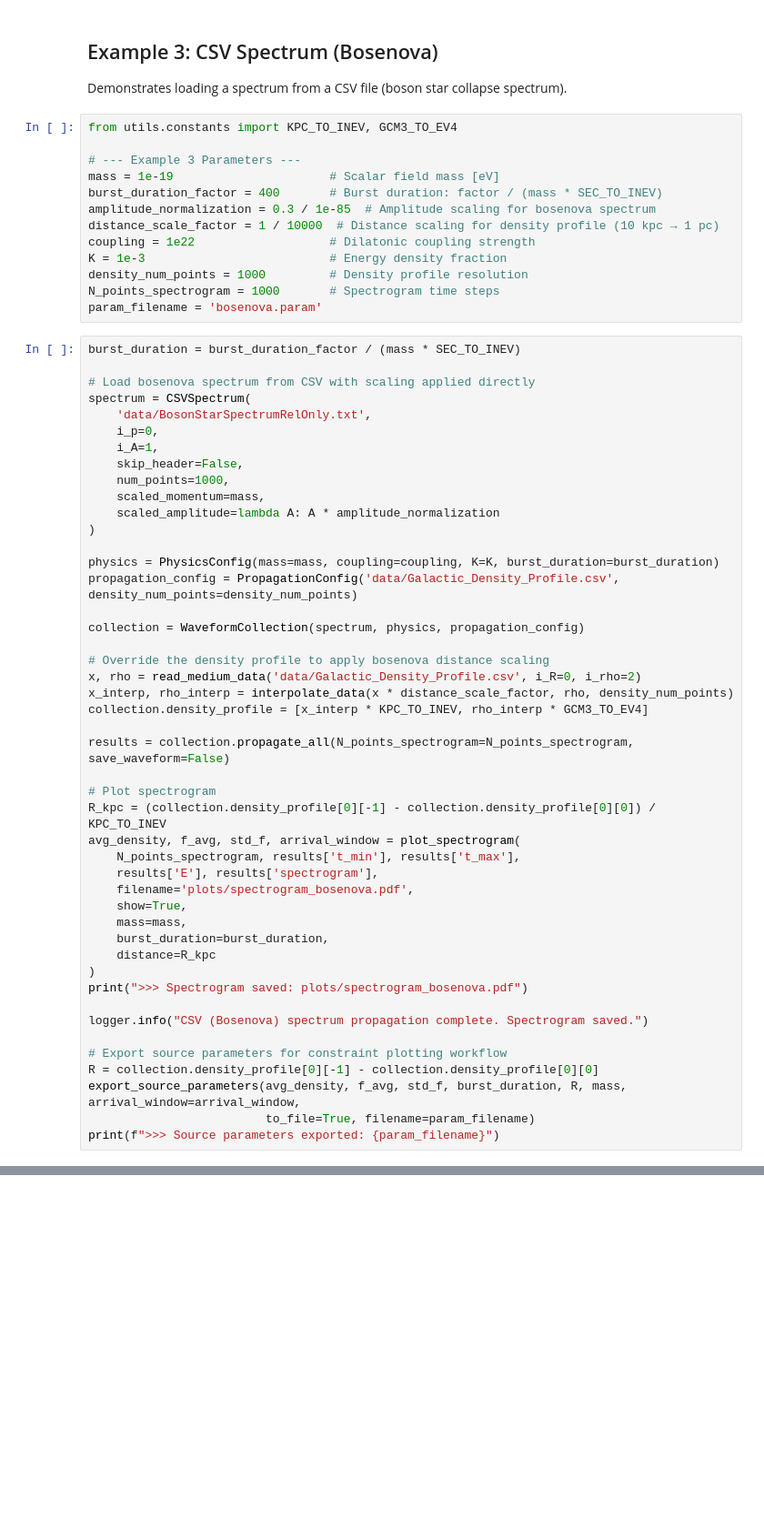
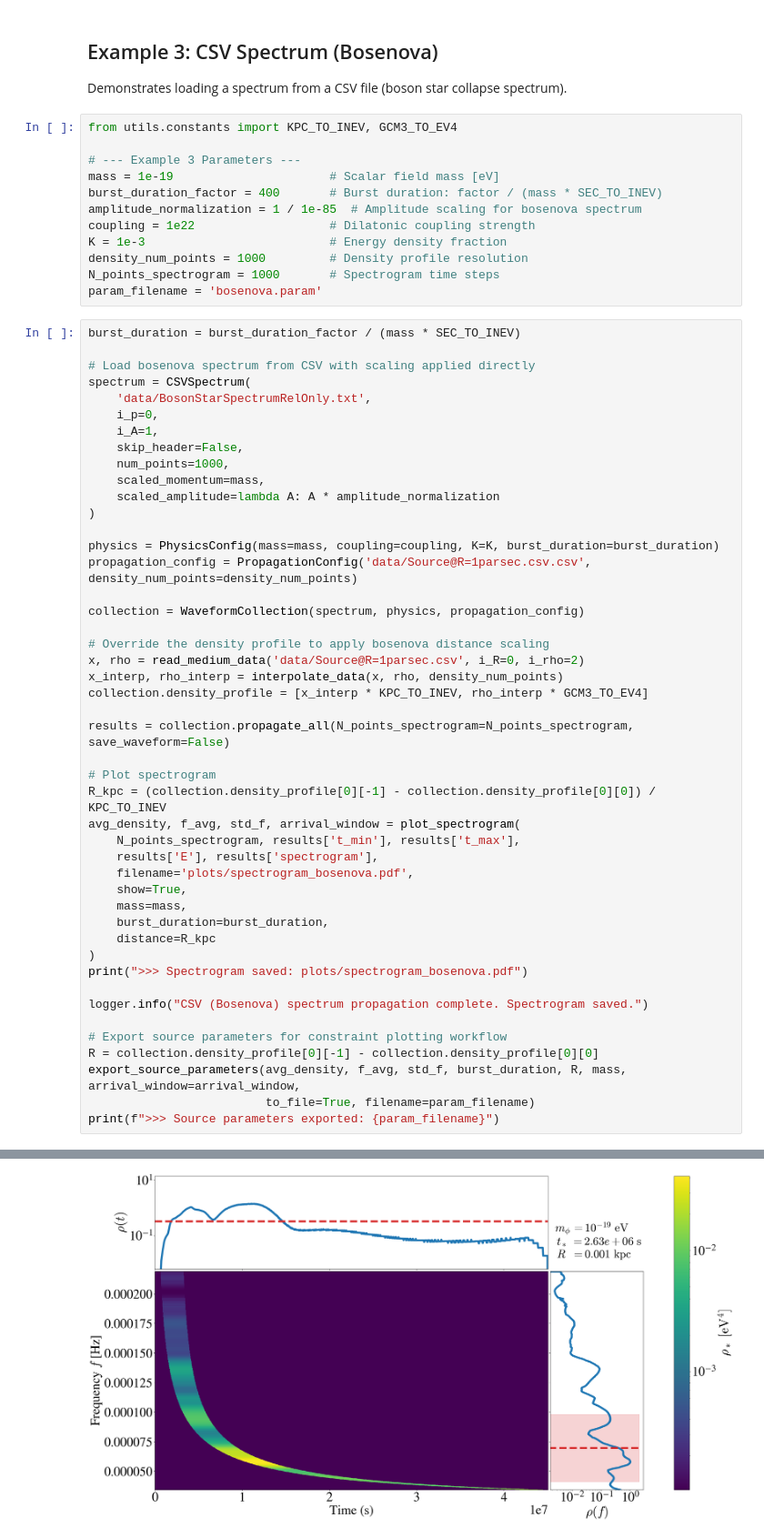
Before and after one commit to ccheung93/TransientPULSE, a Jupyter notebook: examples_propagation.ipynb, the cells around one changed output, grey strips where cells are left out. Shown at 91% size. Cells and saved outputs as stored; diff of their text form; blank space fills up the shorter version.

```diff
--- a/examples_propagation.ipynb
+++ b/examples_propagation.ipynb
@@ -166,8 +230,7 @@ from utils.constants import KPC_TO_INEV, GCM3_TO_EV4
 # --- Example 3 Parameters ---
 mass = 1e-19                      # Scalar field mass [eV]
 burst_duration_factor = 400       # Burst duration: factor / (mass * SEC_TO_INEV)
-amplitude_normalization = 0.3 / 1e-85  # Amplitude scaling for bosenova spectrum
-distance_scale_factor = 1 / 10000  # Distance scaling for density profile (10 kpc → 1 pc)
+amplitude_normalization = 1 / 1e-85  # Amplitude scaling for bosenova spectrum
 coupling = 1e22                   # Dilatonic coupling strength
 K = 1e-3                          # Energy density fraction
 density_num_points = 1000         # Density profile resolution
@@ -188,13 +251,13 @@ spectrum = CSVSpectrum(
 )
 
 physics = PhysicsConfig(mass=mass, coupling=coupling, K=K, burst_duration=burst_duration)
-propagation_config = PropagationConfig('data/Galactic_Density_Profile.csv', density_num_points=density_num_points)
+propagation_config = PropagationConfig('data/Source@R=1parsec.csv.csv', density_num_points=density_num_points)
 
 collection = WaveformCollection(spectrum, physics, propagation_config)
 
 # Override the density profile to apply bosenova distance scaling
-x, rho = read_medium_data('data/Galactic_Density_Profile.csv', i_R=0, i_rho=2)
-x_interp, rho_interp = interpolate_data(x * distance_scale_factor, rho, density_num_points)
+x, rho = read_medium_data('data/Source@R=1parsec.csv', i_R=0, i_rho=2)
+x_interp, rho_interp = interpolate_data(x, rho, density_num_points)
 collection.density_profile = [x_interp * KPC_TO_INEV, rho_interp * GCM3_TO_EV4]
 
 results = collection.propagate_all(N_points_spectrogram=N_points_spectrogram, save_waveform=False)
@@ -219,3 +282,4 @@ R = collection.density_profile[0][-1] - collection.density_profile[0][0]
 export_source_parameters(avg_density, f_avg, std_f, burst_duration, R, mass, arrival_window=arrival_window,
                          to_file=True, filename=param_filename)
 print(f">>> Source parameters exported: {param_filename}")
+# %% [output]
@@ -221,0 +293 @@ print(f">>> Source parameters exported: {param_filename}")
+[figure, added]
```
Also changed, not shown: parts of 5 cells of this notebook, 10 other files.
